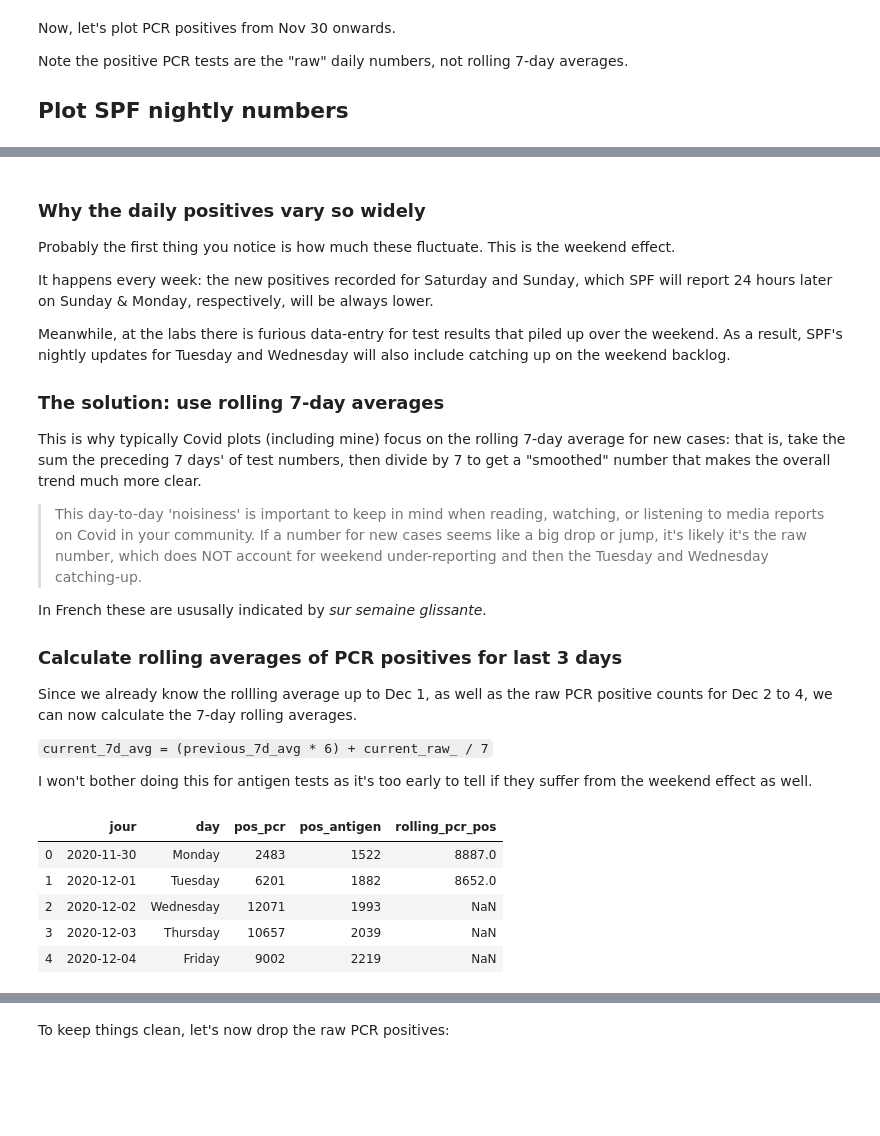
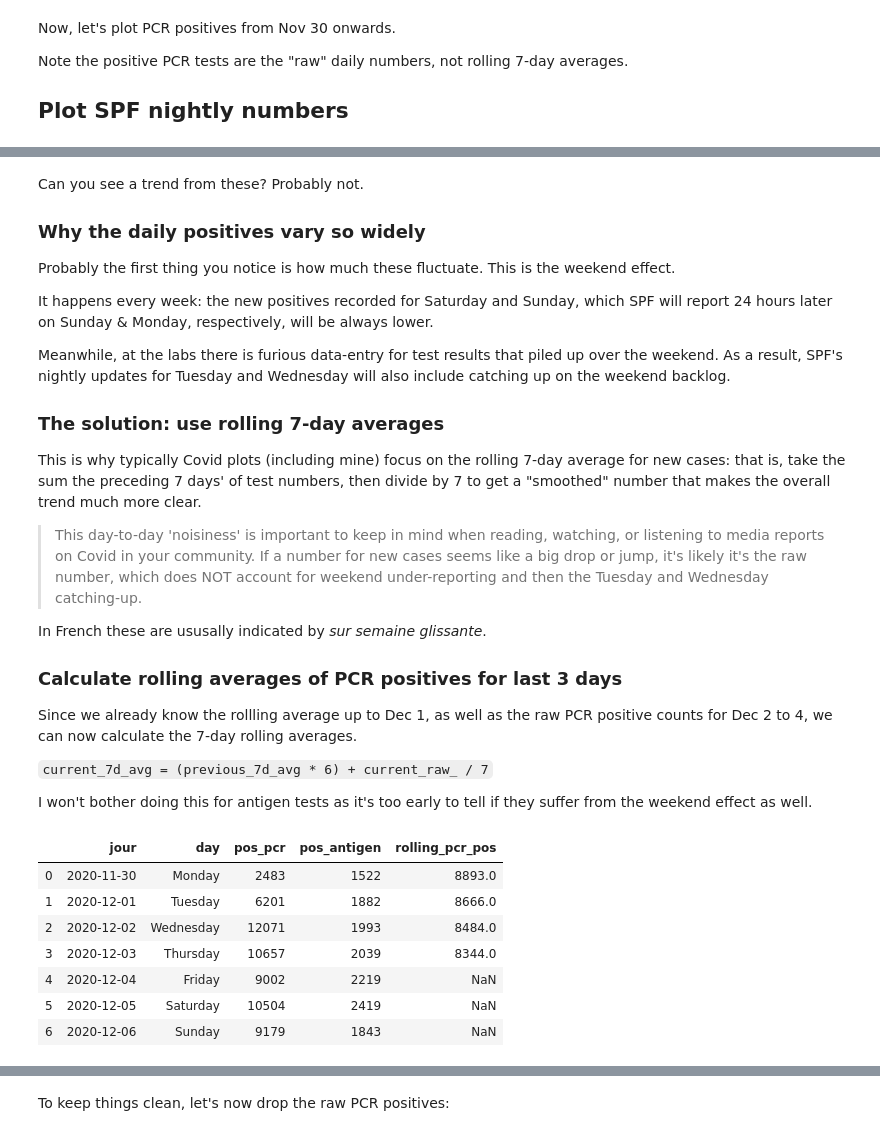
Before and after one commit to limegimlet/covid19, a Jupyter notebook: dec15_targets.ipynb, the cells around one changed output, grey strips where cells are left out. Cells and saved outputs as stored; diff of their text form; code cells hidden in the pictures; blank space fills up the shorter version.

Commit message:
daily update

```diff
--- a/dec15_targets.ipynb
+++ b/dec15_targets.ipynb
@@ -338,10 +339,10 @@ Anyways, here are the numbers from these cutting-edge screenshots:
 # %%
 # manually create df of latest SPF updates
 
-dates = ['2020-11-30', '2020-12-01', '2020-12-02', '2020-12-03', '2020-12-04']
-day_week = ['Monday', 'Tuesday', 'Wednesday', 'Thursday', 'Friday']
-pcr_pos = [2483, 6201, 12071, 10657, 9002]
-antigen_pos = [1522, 1882, 1993, 2039, 2219]
+dates = ['2020-11-30', '2020-12-01', '2020-12-02', '2020-12-03', '2020-12-04', '2020-12-05', '2020-12-06']
+day_week = ['Monday', 'Tuesday', 'Wednesday', 'Thursday', 'Friday', 'Saturday', 'Sunday']
+pcr_pos = [2483, 6201, 12071, 10657, 9002, 10504, 9179]
+antigen_pos = [1522, 1882, 1993, 2039, 2219, 2419, 1843]
 
 spf_updates = pd.DataFrame({'jour': dates, 'day': day_week, 'pos_pcr': pcr_pos, 'pos_antigen': antigen_pos})
 spf_updates
@@ -359,13 +362,15 @@ Note the positive PCR tests are the "raw" daily numbers, not rolling 7-day avera
 
 ## Plot SPF nightly numbers
 # %%
-title = 'Daily raw counts of positive PCR tests + antigen tests since Mon Nov 30'
+title = 'SPF nightly numbers for week starting Nov 30'
 spf_updates.set_index('day')[['pos_pcr', 'pos_antigen',]].iplot(kind='bar',
                                     barmode='stack',
                                    title=title)
 # %% [output]
 [interactive output not drawn]
 # %% [markdown]
+Can you see a trend from these? Probably not.
+
 ### Why the daily positives vary so widely
 
 Probably the first thing you notice is how much these fluctuate. This is the weekend effect.
@@ -390,16 +395,18 @@ Since we already know the rollling average up to Dec 1, as well as the raw PCR p
 
 I won't bother doing this for antigen tests as it's too early to tell if they suffer from the weekend effect as well.
 # %%
-rolling = plot_df[['jour', plot_col]].rename(columns={plot_col: 'rolling_pcr_pos'}).tail().reset_index(drop=True)
+rolling = plot_df[['jour', plot_col]].rename(columns={plot_col: 'rolling_pcr_pos'}).tail(7).reset_index(drop=True)
 spf_updates = spf_updates.merge(rolling, on='jour', how='left')
 spf_updates
 # %% [output]
 |  | jour | day | pos_pcr | pos_antigen | rolling_pcr_pos |
-| 0 | 2020-11-30 | Monday | 2483 | 1522 | 8887.0 |
-| 1 | 2020-12-01 | Tuesday | 6201 | 1882 | 8652.0 |
-| 2 | 2020-12-02 | Wednesday | 12071 | 1993 | NaN |
-| 3 | 2020-12-03 | Thursday | 10657 | 2039 | NaN |
+| 0 | 2020-11-30 | Monday | 2483 | 1522 | 8893.0 |
+| 1 | 2020-12-01 | Tuesday | 6201 | 1882 | 8666.0 |
+| 2 | 2020-12-02 | Wednesday | 12071 | 1993 | 8484.0 |
+| 3 | 2020-12-03 | Thursday | 10657 | 2039 | 8344.0 |
 | 4 | 2020-12-04 | Friday | 9002 | 2219 | NaN |
+| 5 | 2020-12-05 | Saturday | 10504 | 2419 | NaN |
+| 6 | 2020-12-06 | Sunday | 9179 | 1843 | NaN |
 # %%
 # calculate the missing rolling 7-day avgs
 
```
Also changed, not shown: parts of 12 cells of this notebook.
